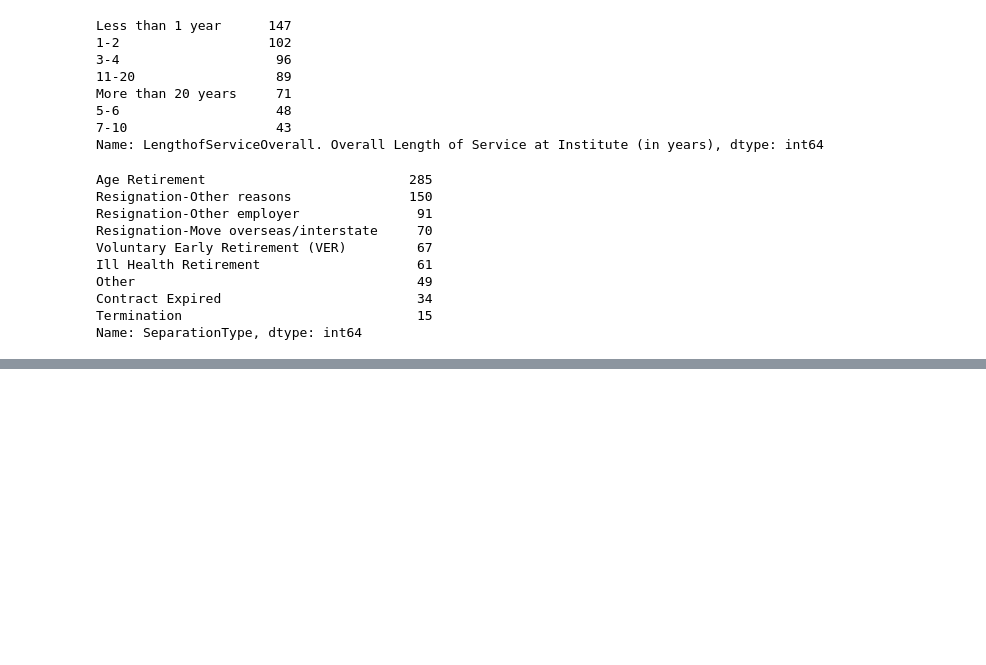
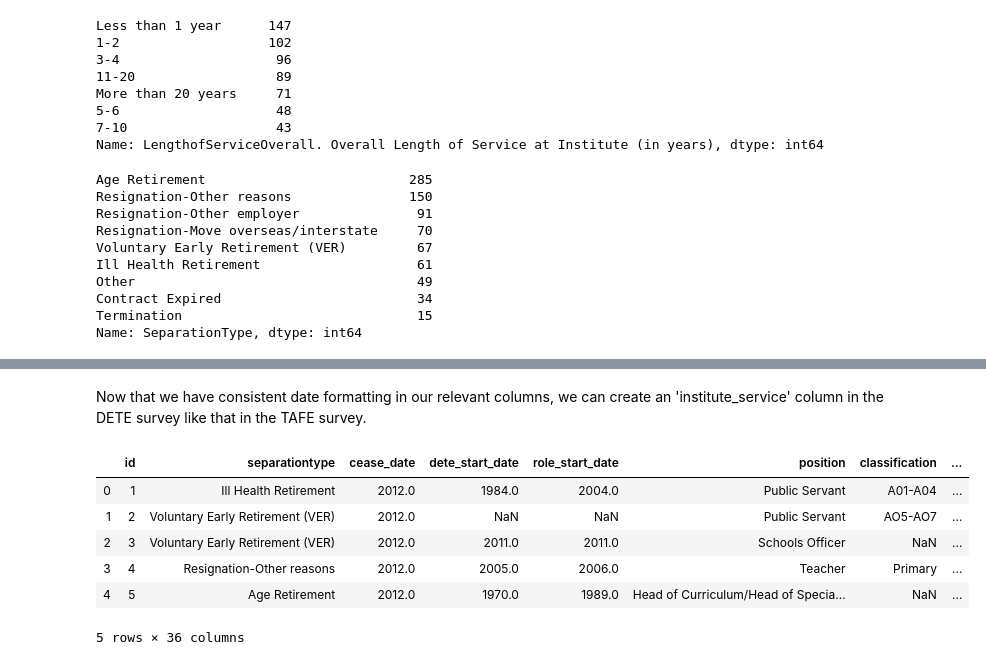
Before and after one commit to annahcasey/dataquest, a Jupyter notebook: data_cleaning/Employee_Exit_Surveys.ipynb, the cells around one changed output, grey strips where cells are left out. Cells and saved outputs as stored; diff of their text form; code cells hidden in the pictures; blank space fills up the shorter version.

```diff
--- a/data_cleaning/Employee_Exit_Surveys.ipynb
+++ b/data_cleaning/Employee_Exit_Surveys.ipynb
@@ -192,0 +200,3 @@ Name: DETE Start Date, dtype: int64
+# %%
+dete_survey.drop(dete_survey.columns[28:49], axis = 1, inplace=True)
+#drops irrelevant columns from dete_survey
@@ -192,0 +208,3 @@ Name: DETE Start Date, dtype: int64
+# %%
+dete_survey.columns = dete_survey.columns.str.lower().str.strip().str.replace(' ','_')
+#sets DETE survey columns to all lowercase, strips whitespace, and replaces spaces with underscores
@@ -192,0 +267,3 @@ Name: DETE Start Date, dtype: int64
+# %%
+dete_survey['cease_date'] = dete_survey['cease_date'].str.extract(r'([1-2][0-9][0-9][0-9])').astype(float)
+#uses regex to extract year from 'cease_date' column from dete_survey, then converts it to a float
@@ -192,0 +313,14 @@ Name: DETE Start Date, dtype: int64
+# %% [markdown]
+Now that we have consistent date formatting in our relevant columns, we can create an 'institute_service' column in the DETE survey like that in the TAFE survey.
+# %%
+dete_survey['institute_service'] = dete_survey['cease_date'] - dete_survey['dete_start_date']
+# %%
+dete_survey.head()
+# %% [output]
+|  | id | separationtype | cease_date | dete_start_date | role_start_date | position | classification | ... |
+| 0 | 1 | Ill Health Retirement | 2012.0 | 1984.0 | 2004.0 | Public Servant | A01-A04 | ... |
+| 1 | 2 | Voluntary Early Retirement (VER) | 2012.0 | NaN | NaN | Public Servant | AO5-AO7 | ... |
+| 2 | 3 | Voluntary Early Retirement (VER) | 2012.0 | 2011.0 | 2011.0 | Schools Officer | NaN | ... |
+| 3 | 4 | Resignation-Other reasons | 2012.0 | 2005.0 | 2006.0 | Teacher | Primary | ... |
+| 4 | 5 | Age Retirement | 2012.0 | 1970.0 | 1989.0 | Head of Curriculum/Head of Specia... | NaN | ... |
+5 rows × 36 columns
```
Also changed, not shown: parts of 18 cells of this notebook.
